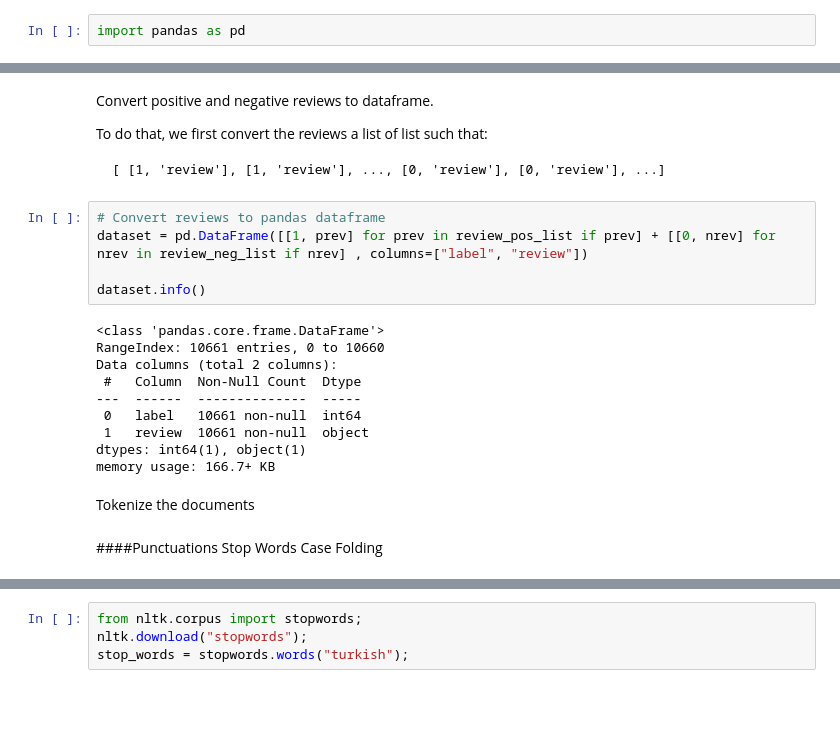
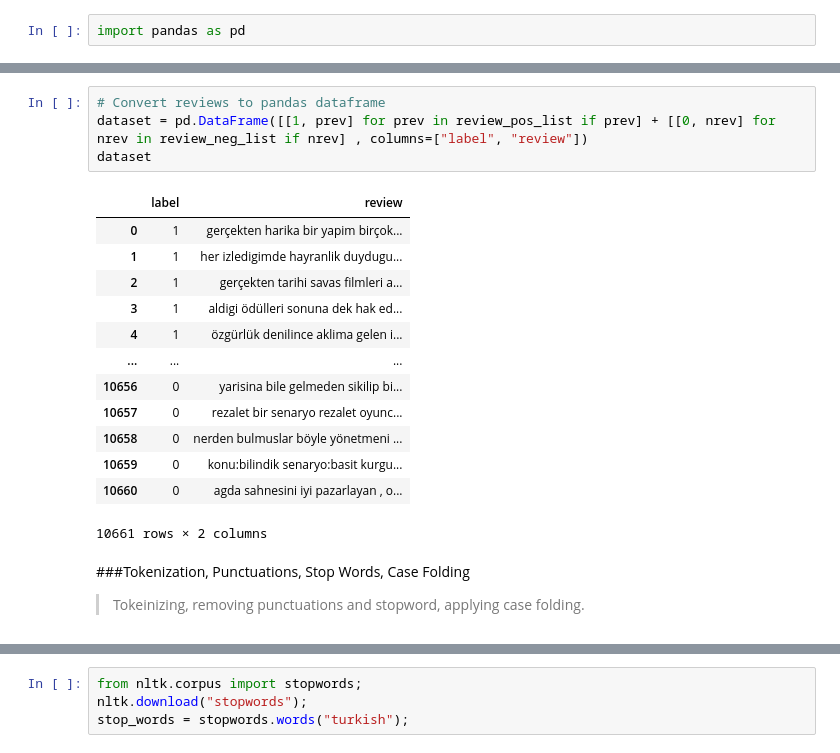
Before and after one commit to SrUmut/NLP, a Jupyter notebook: Sentiment_Analysis_Using_BoW.ipynb, the cells around one changed output, grey strips where cells are left out. Cells and saved outputs as stored; diff of their text form; blank space fills up the shorter version.

````diff
--- a/Sentiment_Analysis_Using_BoW.ipynb
+++ b/Sentiment_Analysis_Using_BoW.ipynb
@@ -75,27 +53,22 @@ True
-# %% [markdown]
-Convert positive and negative reviews to dataframe.
-
-To do that, we first convert the reviews a list of list such that:
-
-```
-[ [1, 'review'], [1, 'review'], ..., [0, 'review'], [0, 'review'], ...]
-```
 # %%
 # Convert reviews to pandas dataframe
 dataset = pd.DataFrame([[1, prev] for prev in review_pos_list if prev] + [[0, nrev] for nrev in review_neg_list if nrev] , columns=["label", "review"])
-
-dataset.info()
+dataset
 # %% [output]
+|  | label | review |
+| 0 | 1 | gerçekten harika bir yapim birçok... |
+| 1 | 1 | her izledigimde hayranlik duydugu... |
+| 2 | 1 | gerçekten tarihi savas filmleri a... |
+| 3 | 1 | aldigi ödülleri sonuna dek hak ed... |
+| 4 | 1 | özgürlük denilince aklima gelen i... |
+| ... | ... | ... |
+| 10656 | 0 | yarisina bile gelmeden sikilip bi... |
+| 10657 | 0 | rezalet bir senaryo rezalet oyunc... |
+| 10658 | 0 | nerden bulmuslar böyle yönetmeni ... |
+| 10659 | 0 | konu:bilindik senaryo:basit kurgu... |
+| 10660 | 0 | agda sahnesini iyi pazarlayan , o... |
-<class 'pandas.core.frame.DataFrame'>
-RangeIndex: 10661 entries, 0 to 10660
-Data columns (total 2 columns):
- #   Column  Non-Null Count  Dtype
----  ------  --------------  -----
- 0   label   10661 non-null  int64
- 1   review  10661 non-null  object
-dtypes: int64(1), object(1)
-memory usage: 166.7+ KB
+10661 rows × 2 columns
-# %% [markdown]
-Tokenize the documents
 # %% [markdown]
-####Punctuations Stop Words Case Folding
+###Tokenization, Punctuations, Stop Words, Case Folding
+
+> Tokeinizing, removing punctuations and stopword, applying case folding.
````
Also changed, not shown: parts of 24 cells of this notebook, 1 other file.
